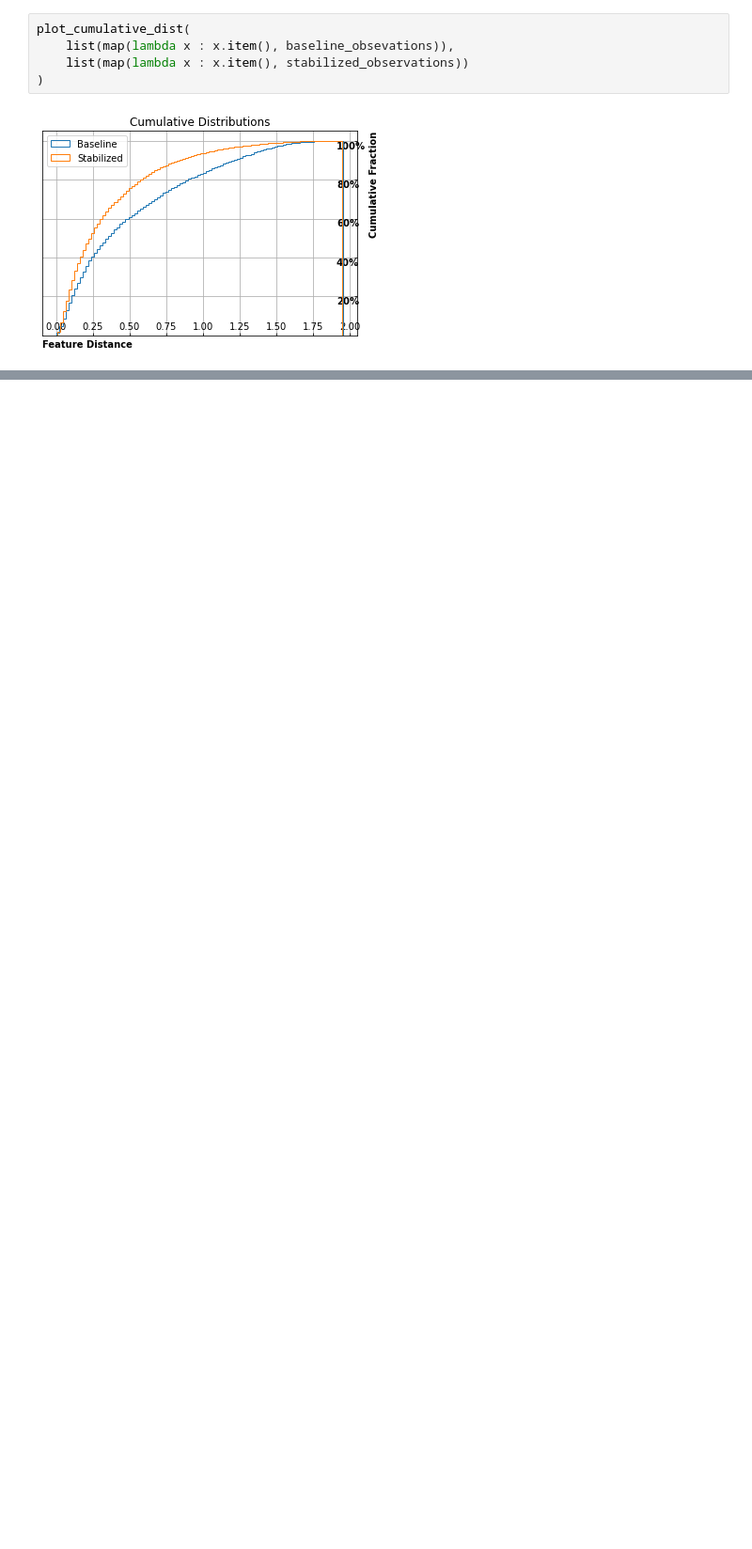
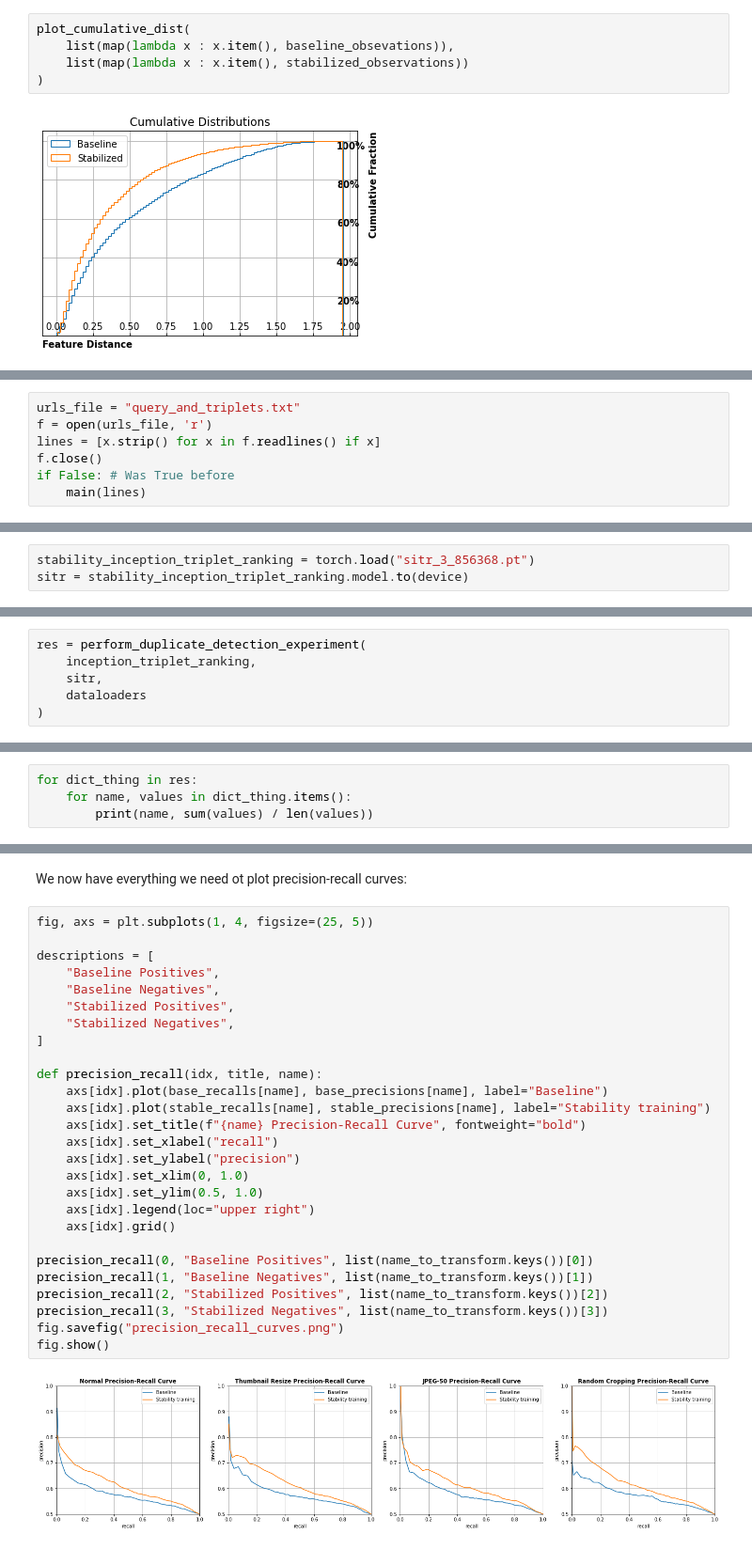
Before and after one commit to g-peery/stability-training, a Jupyter notebook: InceptionTriplet.ipynb, the cells around one changed output, grey strips where cells are left out. Shown at 94% size. Saved outputs shown, nothing was run; the diff lists cells and outputs as text; blank space fills up the shorter version.

```diff
--- a/InceptionTriplet.ipynb
+++ b/InceptionTriplet.ipynb
@@ -1396,0 +1429,7 @@ plot_cumulative_dist(
+# %%
+urls_file = "query_and_triplets.txt"
+f = open(urls_file, 'r')
+lines = [x.strip() for x in f.readlines() if x]
+f.close()
+if False: # Was True before
+    main(lines)
@@ -1396,0 +1661,3 @@ plot_cumulative_dist(
+# %%
+stability_inception_triplet_ranking = torch.load("sitr_3_856368.pt")
+sitr = stability_inception_triplet_ranking.model.to(device)
@@ -1396,0 +1688,6 @@ plot_cumulative_dist(
+# %%
+res = perform_duplicate_detection_experiment(
+    inception_triplet_ranking,
+    sitr,
+    dataloaders
+)
@@ -1396,0 +1701,4 @@ plot_cumulative_dist(
+# %%
+for dict_thing in res:
+    for name, values in dict_thing.items():
+        print(name, sum(values) / len(values))
@@ -1396,0 +1765,31 @@ plot_cumulative_dist(
+# %% [markdown]
+We now have everything we need ot plot precision-recall curves:
+# %%
+fig, axs = plt.subplots(1, 4, figsize=(25, 5))
+
+descriptions = [
+    "Baseline Positives",
+    "Baseline Negatives",
+    "Stabilized Positives",
+    "Stabilized Negatives",
+]
+
+def precision_recall(idx, title, name):
+    axs[idx].plot(base_recalls[name], base_precisions[name], label="Baseline")
+    axs[idx].plot(stable_recalls[name], stable_precisions[name], label="Stability training")
+    axs[idx].set_title(f"{name} Precision-Recall Curve", fontweight="bold")
+    axs[idx].set_xlabel("recall")
+    axs[idx].set_ylabel("precision")
+    axs[idx].set_xlim(0, 1.0)
+    axs[idx].set_ylim(0.5, 1.0)
+    axs[idx].legend(loc="upper right")
+    axs[idx].grid()
+
+precision_recall(0, "Baseline Positives", list(name_to_transform.keys())[0])
+precision_recall(1, "Baseline Negatives", list(name_to_transform.keys())[1])
+precision_recall(2, "Stabilized Positives", list(name_to_transform.keys())[2])
+precision_recall(3, "Stabilized Negatives", list(name_to_transform.keys())[3])
+fig.savefig("precision_recall_curves.png")
+fig.show()
+# %% [output]
+[figure, added]
```
Also changed, not shown: parts of 58 cells of this notebook, 3 other files.
